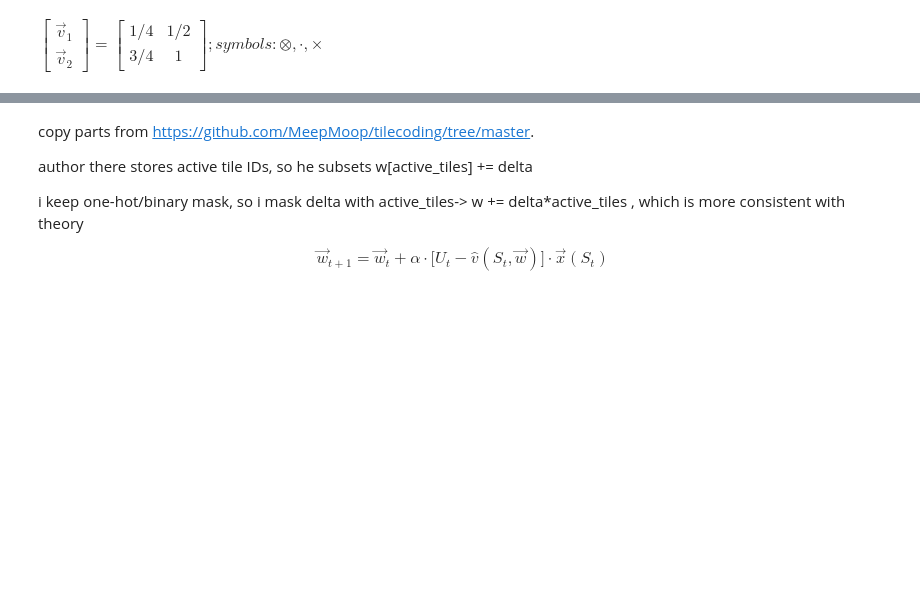
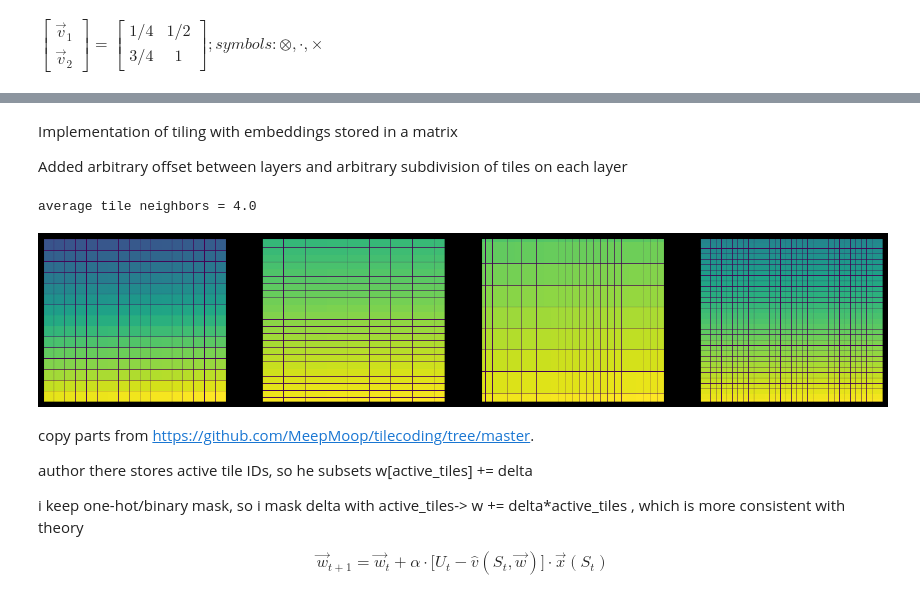
Before and after one commit to ajegorovs/aj_python_tool_lib, a Jupyter notebook: data_processing/neural_networks/RL_Reinforced_Learning/Sutton_P2_Ch09_Approximations.ipynb, the cells around one changed output, grey strips where cells are left out. Saved outputs shown, nothing was run; the diff lists cells and outputs as text; code cells hidden in the pictures; blank space fills up the shorter version.

```diff
--- a/data_processing/neural_networks/RL_Reinforced_Learning/Sutton_P2_Ch09_Approximations.ipynb
+++ b/data_processing/neural_networks/RL_Reinforced_Learning/Sutton_P2_Ch09_Approximations.ipynb
@@ -268,3 +186,19 @@ def get_embed(x,y):
+# %% [markdown]
+Implementation of tiling  with embeddings stored in a matrix
+
+Added arbitrary offset between layers and arbitrary subdivision of tiles on each layer
+# %%
+from data_processing.Regression.coarse_coding import tiles
+t = tiles(tiles_x = [20,30,10,40], tiles_y = [20,10,30,40], layers = 4, offset = (0.08,0.05), max_entries_side = 1000)
+
+dom_x = (0.0, 2.0 * np.pi)
+dom_y = (0.0, 2.0 * np.pi)
+t.embedding(dom_x,dom_y)
+print(f'average tile neighbors = {t.M_embed.sum(-1).mean()}')
+t.plot()
+# %% [output]
+average tile neighbors = 4.0
+[figure, added]
 # %% [markdown]
 copy parts from https://github.com/MeepMoop/tilecoding/tree/master.
 
```
Also changed, not shown: parts of 7 cells of this notebook, 1 other file.
